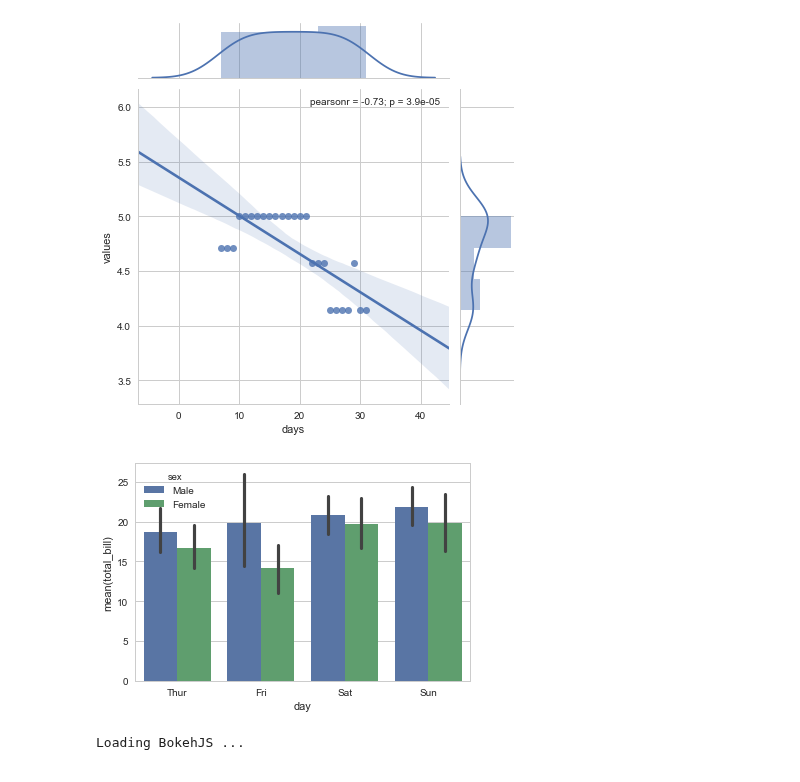
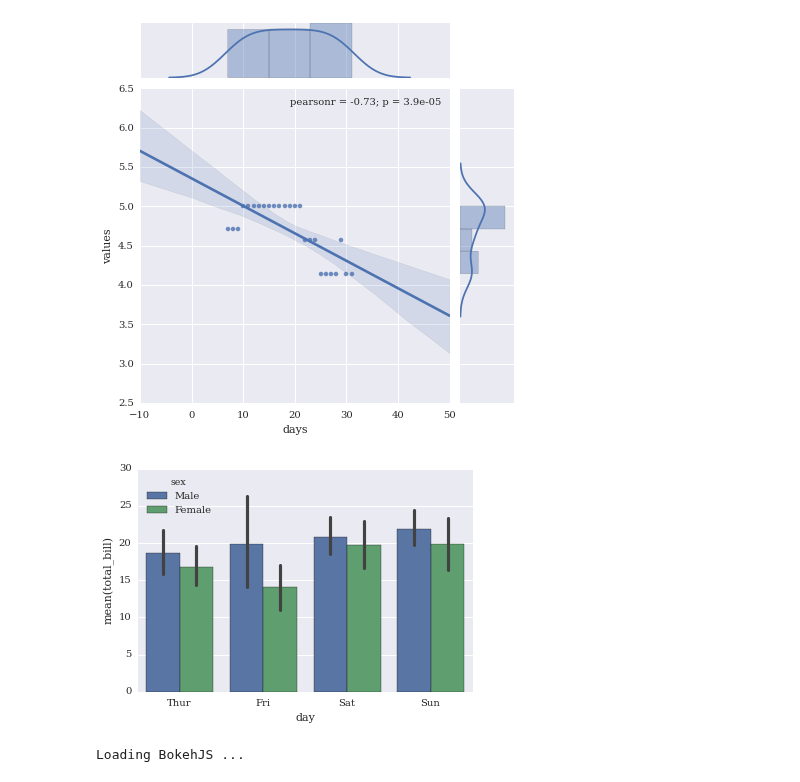
Before and after one commit to ncats/translator-workflows, a Jupyter notebook: GreenTeamQ1_Asthma_Outcomes_PM2.5_Ozone_Exposures/GreenTeamQ1_Asthma_Outcomes_PM2.5_Ozone_Exposures.ipynb, the cells around one changed output. Saved outputs shown, nothing was run; the diff lists cells and outputs as text; code cells hidden in the pictures.

```diff
--- a/GreenTeamQ1_Asthma_Outcomes_PM2.5_Ozone_Exposures/GreenTeamQ1_Asthma_Outcomes_PM2.5_Ozone_Exposures.ipynb
+++ b/GreenTeamQ1_Asthma_Outcomes_PM2.5_Ozone_Exposures/GreenTeamQ1_Asthma_Outcomes_PM2.5_Ozone_Exposures.ipynb
@@ -59,6 +156,7 @@ import seaborn as sns
 import numpy as np
 import pandas as pd
 
+sns.set_style("darkgrid", { "font.family" : "serif" })
 sns.jointplot(x="days",
               y="values",
               data = pd.DataFrame({
@@ -67,13 +165,13 @@ sns.jointplot(x="days",
               }),
               kind='reg');
 # %% [output]
-[figure, old version]
+[figure, new version]
 # %%
-sns.set_style("whitegrid")
+sns.set_style("darkgrid", { "font.family" : "serif" })
 tips = sns.load_dataset("tips")
 ax = sns.barplot(x="day", y="total_bill", hue="sex", data=tips)
 # %% [output]
-[figure, old version]
+[figure, new version]
 # %%
 # http://bokeh.pydata.org/en/latest/docs/gallery/texas.html
 # http://briank.im/determining-counties-from-longlat/
```
Also changed, not shown: parts of 8 cells of this notebook.
